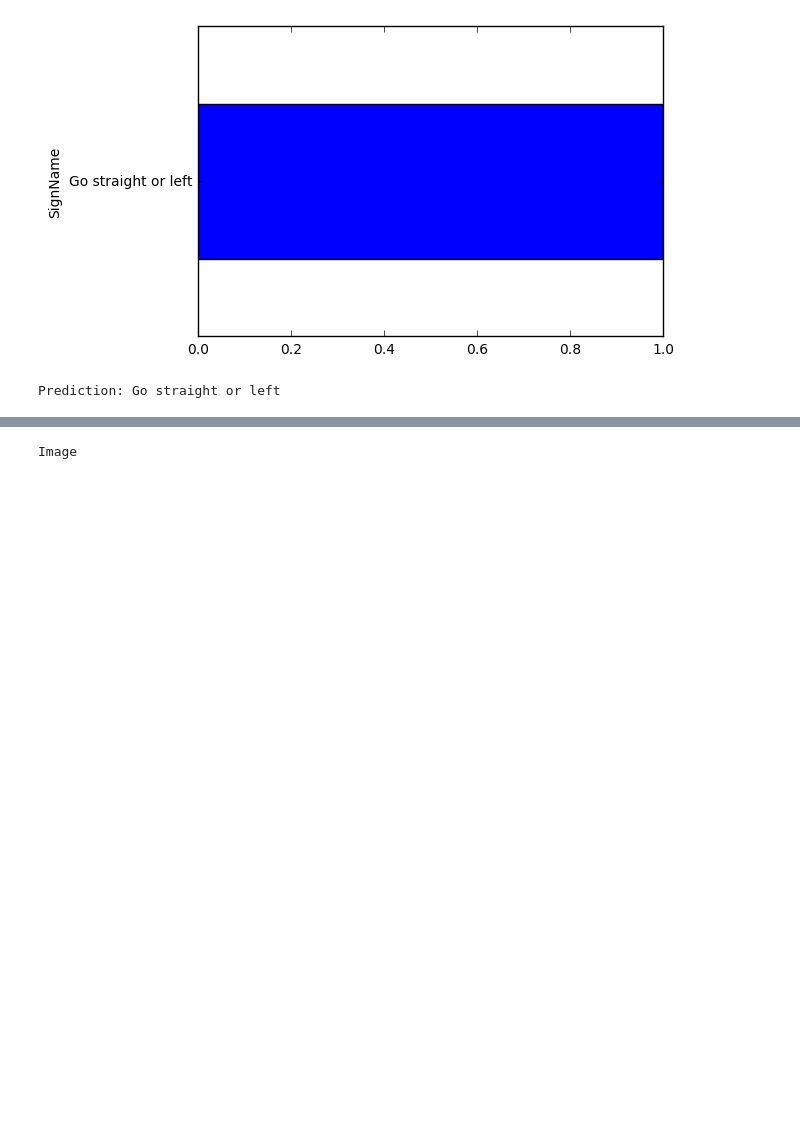
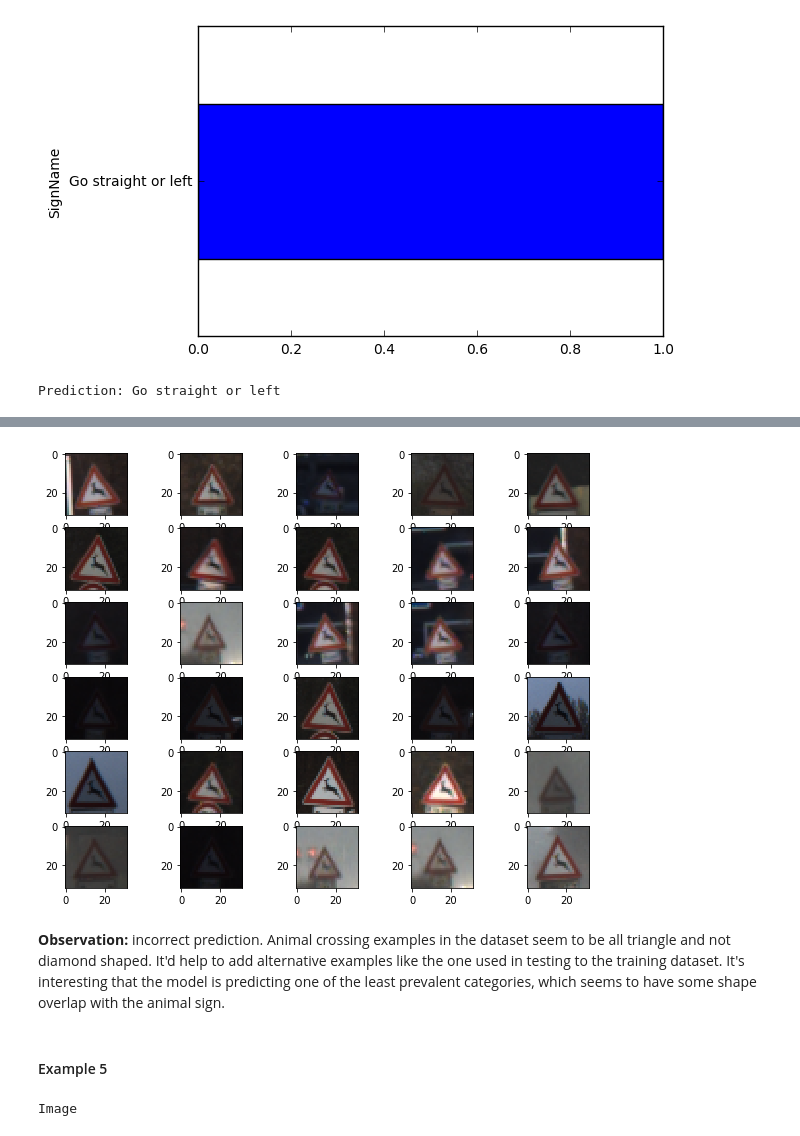
Before and after one commit to amirziai/selfdrivingcar, a Jupyter notebook: CarND-Traffic-Sign-Classifier-Project/Traffic_Sign_Classifier.ipynb, the cells around one changed output, grey strips where cells are left out. Cells and saved outputs as stored; diff of their text form; code cells hidden in the pictures; blank space fills up the shorter version.

```diff
--- a/CarND-Traffic-Sign-Classifier-Project/Traffic_Sign_Classifier.ipynb
+++ b/CarND-Traffic-Sign-Classifier-Project/Traffic_Sign_Classifier.ipynb
@@ -417,3 +463,11 @@ Prediction: Go straight or left
+# %%
+plot_n_samples(31, 30)
+# %% [output]
+[figure, added]
+# %% [markdown]
+**Observation:** incorrect prediction. Animal crossing examples in the dataset seem to be all triangle and not diamond shaped. It'd help to add alternative examples like the one used in testing to the training dataset. It's interesting that the model is predicting one of the least prevalent categories, which seems to have some shape overlap with the animal sign.
+# %% [markdown]
+#### Example 5
 # %%
 get_prediction('sample05.png')
 # %% [output]
```
Also changed, not shown: parts of 31 cells of this notebook, 2 other files.
